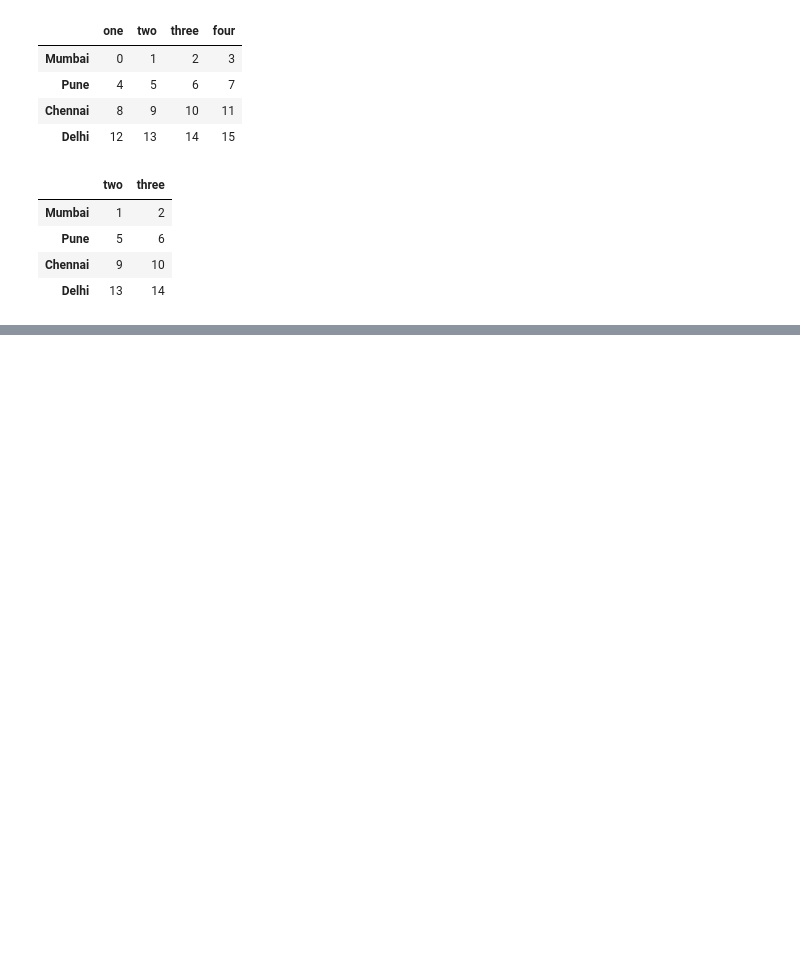
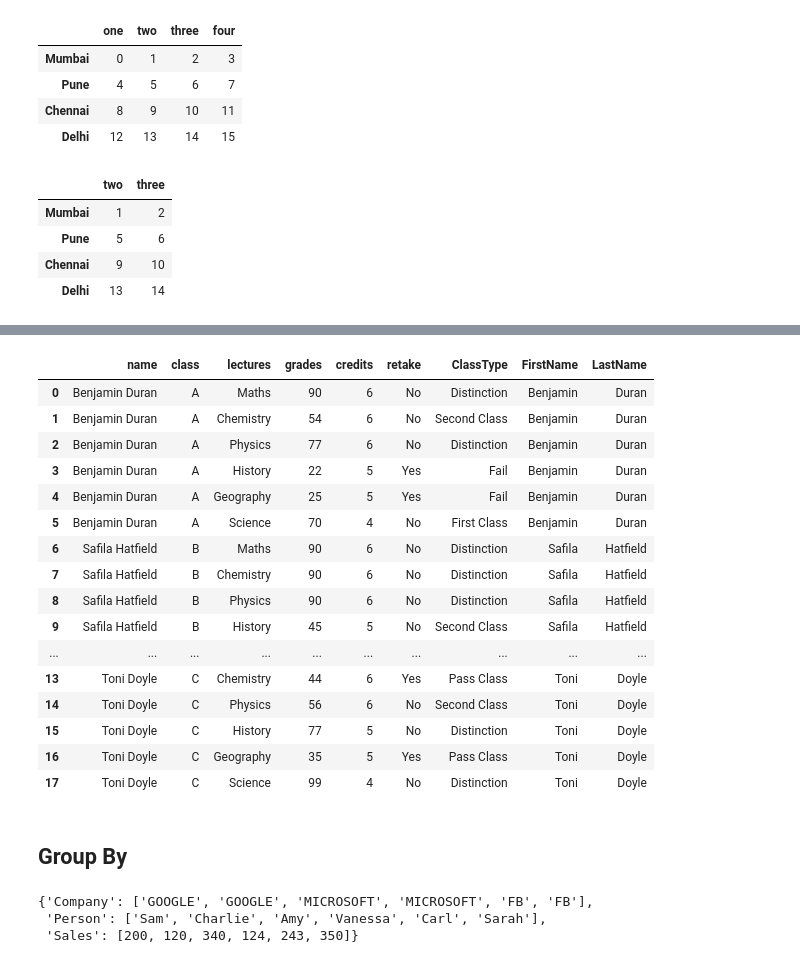
Before and after one commit to mavrick08/AWP-Dec2022, a Jupyter notebook: Pandas .ipynb, the cells around one changed output, grey strips where cells are left out. Cells and saved outputs as stored; diff of their text form; code cells hidden in the pictures; blank space fills up the shorter version.

```diff
--- a/Pandas .ipynb
+++ b/Pandas .ipynb
@@ -894,0 +1205,6 @@ df3.drop(['one','four'],axis=1)
+# %%
+def first_name(val):
+    fname = val.split(' ')
+    return fname[0]
+# %%
+data['FirstName'] = data['name'].apply(first_name)
@@ -894,0 +1231,28 @@ df3.drop(['one','four'],axis=1)
+# %%
+def last_name(val):
+    lname = val.split(' ')
+    return lname[1]
+# %%
+data['LastName'] = data['name'].apply(last_name)
+# %%
+data
+# %% [output]
+|  | name | class | lectures | grades | credits | retake | ClassType | FirstName | LastName |
+| 0 | Benjamin Duran | A | Maths | 90 | 6 | No | Distinction | Benjamin | Duran |
+| 1 | Benjamin Duran | A | Chemistry | 54 | 6 | No | Second Class | Benjamin | Duran |
+| 2 | Benjamin Duran | A | Physics | 77 | 6 | No | Distinction | Benjamin | Duran |
+| 3 | Benjamin Duran | A | History | 22 | 5 | Yes | Fail | Benjamin | Duran |
+| 4 | Benjamin Duran | A | Geography | 25 | 5 | Yes | Fail | Benjamin | Duran |
+| 5 | Benjamin Duran | A | Science | 70 | 4 | No | First Class | Benjamin | Duran |
+| 6 | Safila Hatfield | B | Maths | 90 | 6 | No | Distinction | Safila | Hatfield |
+| 7 | Safila Hatfield | B | Chemistry | 90 | 6 | No | Distinction | Safila | Hatfield |
+| 8 | Safila Hatfield | B | Physics | 90 | 6 | No | Distinction | Safila | Hatfield |
+| 9 | Safila Hatfield | B | History | 45 | 5 | No | Second Class | Safila | Hatfield |
+| ... | ... | ... | ... | ... | ... | ... | ... | ... | ... |
+| 13 | Toni Doyle | C | Chemistry | 44 | 6 | Yes | Pass Class | Toni | Doyle |
+| 14 | Toni Doyle | C | Physics | 56 | 6 | No | Second Class | Toni | Doyle |
+| 15 | Toni Doyle | C | History | 77 | 5 | No | Distinction | Toni | Doyle |
+| 16 | Toni Doyle | C | Geography | 35 | 5 | Yes | Pass Class | Toni | Doyle |
+| 17 | Toni Doyle | C | Science | 99 | 4 | No | Distinction | Toni | Doyle |
+# %% [markdown]
+## Group By
@@ -894,0 +1265,6 @@ df3.drop(['one','four'],axis=1)
+# %%
+data_1
+# %% [output]
+{'Company': ['GOOGLE', 'GOOGLE', 'MICROSOFT', 'MICROSOFT', 'FB', 'FB'],
+ 'Person': ['Sam', 'Charlie', 'Amy', 'Vanessa', 'Carl', 'Sarah'],
+ 'Sales': [200, 120, 340, 124, 243, 350]}
```
Also changed, not shown: parts of 79 cells of this notebook.
